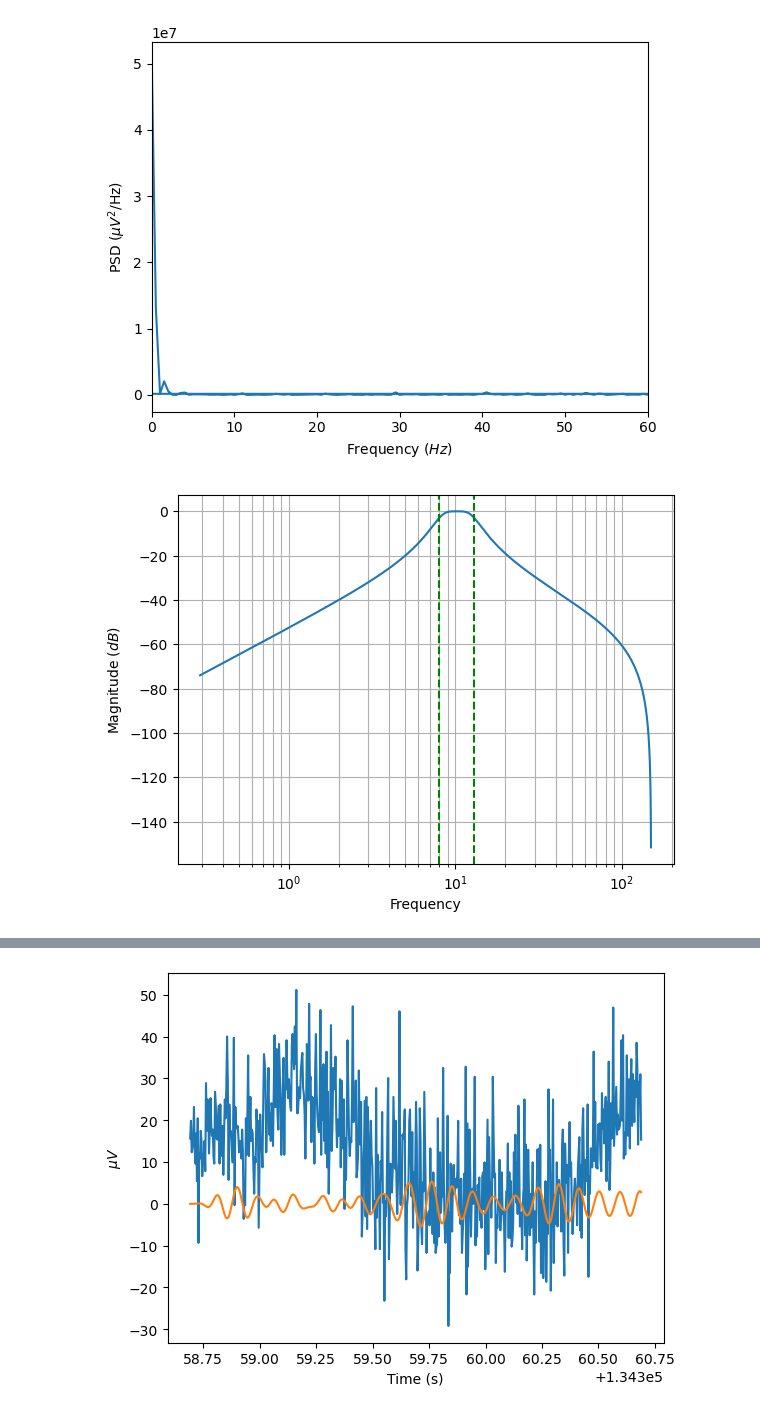
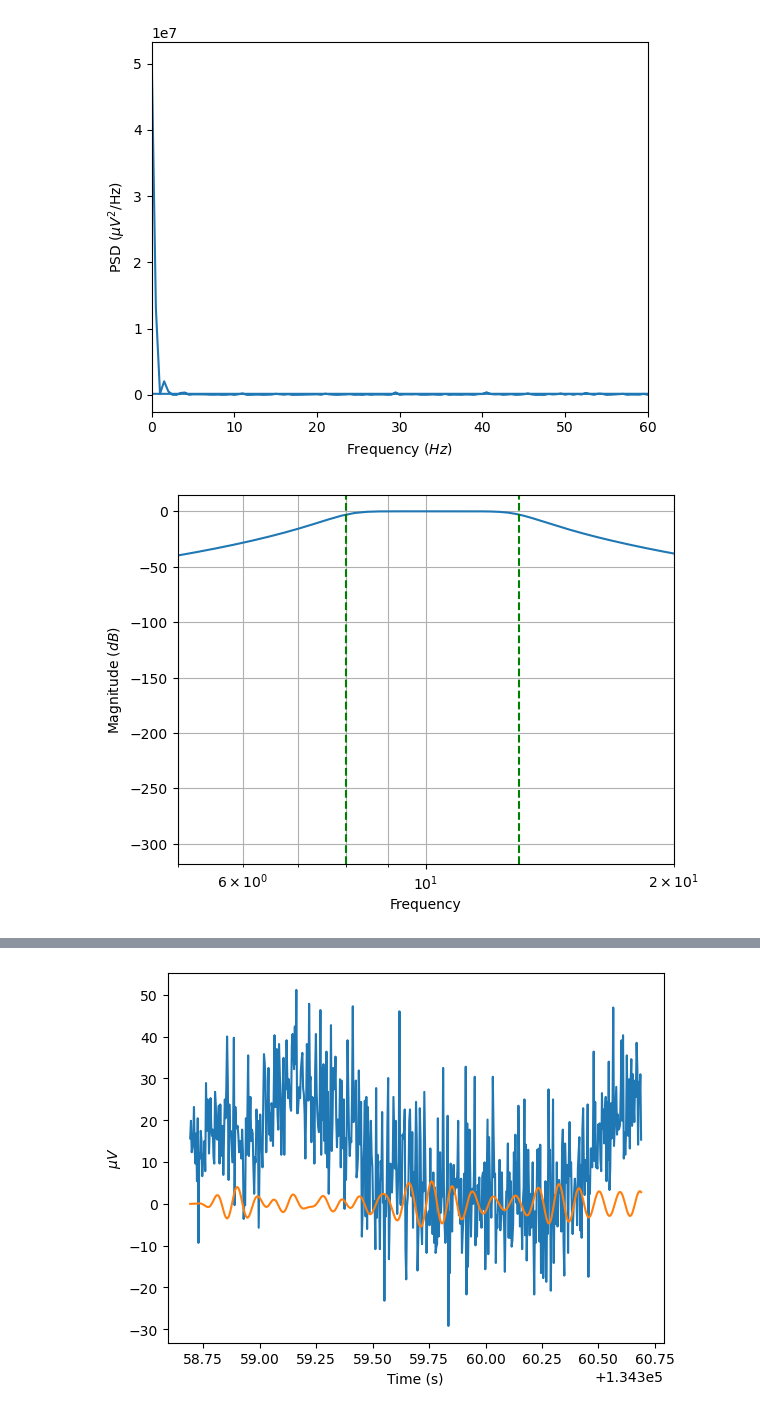
Before and after one commit to Ereasai/EEGTetris, a Jupyter notebook: dc/dsp_ex.ipynb, the cells around one changed output, grey strips where cells are left out. Saved outputs shown, nothing was run; the diff lists cells and outputs as text; code cells hidden in the pictures.

Commit message:
alphapass to bp_butter

```diff
--- a/dc/dsp_ex.ipynb
+++ b/dc/dsp_ex.ipynb
@@ -183,28 +185,31 @@ plt.show()
 [figure]
 # %%
 # let's design an alpha (8-13) bandpass filter
+# I first tried a Butterworth filter because ChatGPT said it would be a good idea
 
-b, a = signal.butter(N=2, Wn=[8, 13], btype='band', fs=Fs)
-w, h = signal.freqz(b, a)       # 'w' is angular frequency, radians / second
+sos = signal.butter(N=4, Wn=[8, 13], btype='band', fs=Fs, output='sos')
+w, h = signal.sosfreqz(sos)       # 'w' is angular frequency, radians / second
 
 # we graph the frequency response of the filter to check if it is doing what we want it to
 # 'gain' in dB on y-axis
 plt.semilogx((Fs * 0.5 / np.pi) * w, 20 * np.log10(abs(h)))
 
 # vertical lines to mark desired frequency bands
 plt.axvline(8 , color='green', linestyle='--')
 plt.axvline(13, color='green', linestyle='--')
 
 plt.xlabel('Frequency')
 plt.ylabel(r'Magnitude $(dB)$')
 
+plt.xlim(5, 20)
 plt.grid(which='both', axis='both')
 
 plt.show()
 
 # 0 dB gain btw. 8-13 indicates no frequency suppression-- which is good
+# . . . but the gradual sloping shows poor attenuation of frequencies outside of the desired range
 # %% [output]
-[figure, old version]
+[figure, new version]
 # %%
 # we could try the same filter at different orders
 
```
Also changed, not shown: parts of 5 cells of this notebook, 1 other file.
